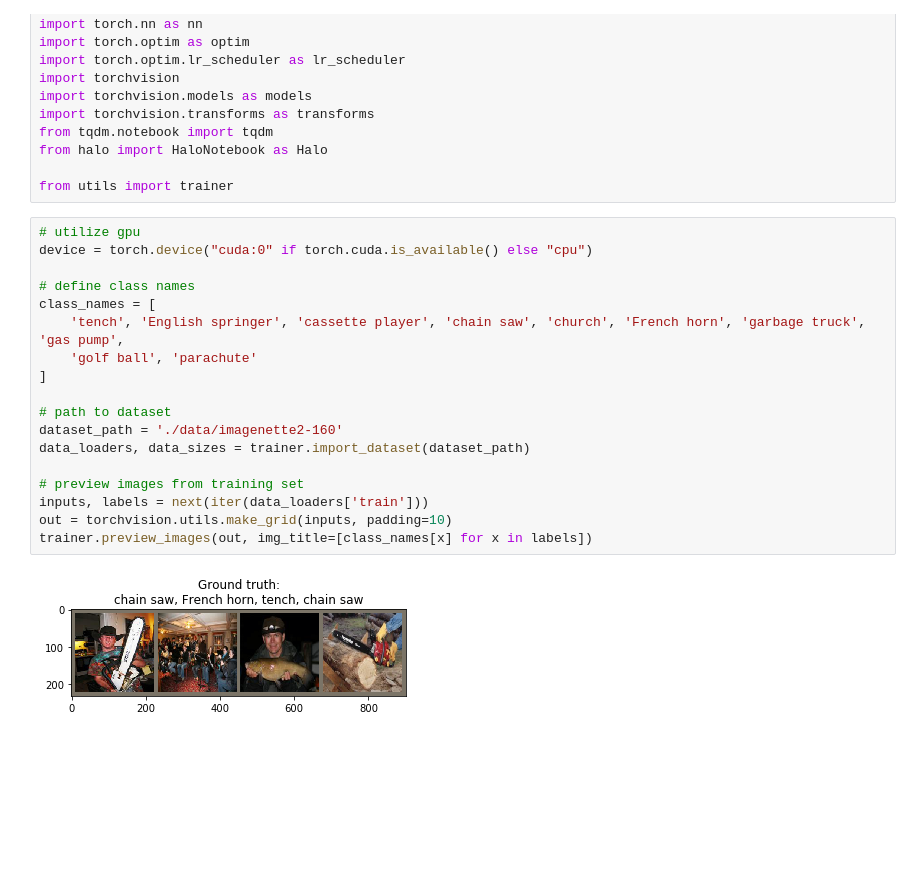
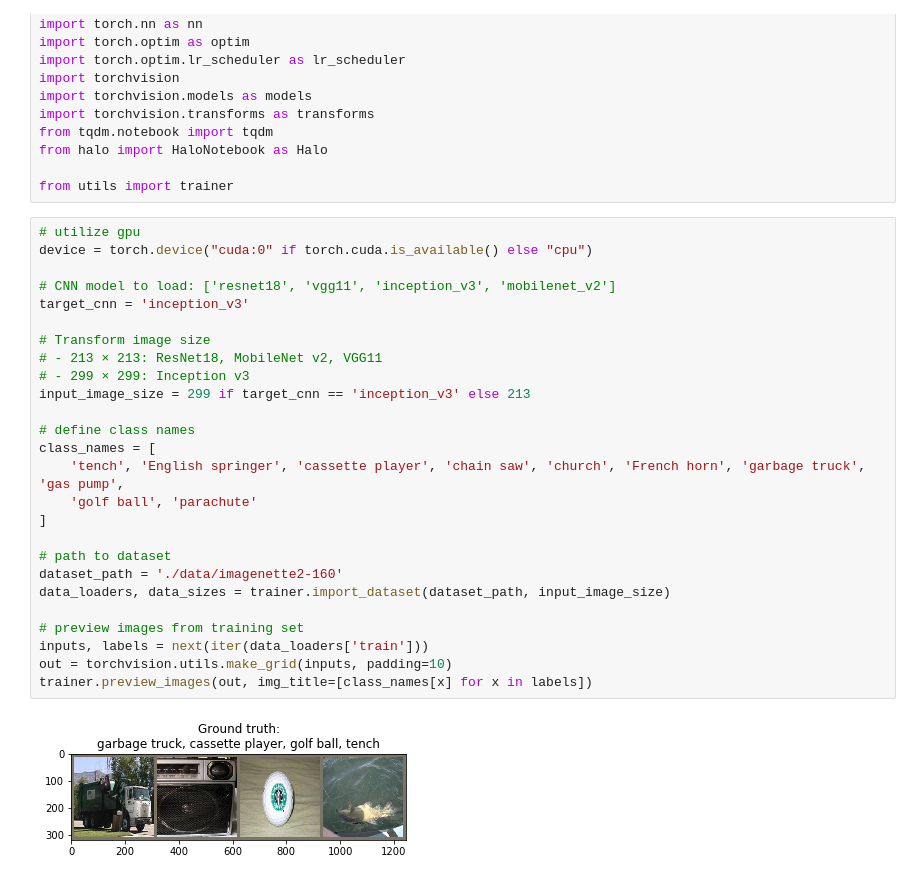
Before and after one commit to spencerwooo/F00L, a Jupyter notebook: convnet_trainer.ipynb, the cells around one changed output. Cells and saved outputs as stored; diff of their text form; blank space fills up the shorter version.

Commit message:
Train Inception v3 CNN network

```diff
--- a/convnet_trainer.ipynb
+++ b/convnet_trainer.ipynb
@@ -56,23 +56,31 @@ from utils import trainer
 # %%
 # utilize gpu
 device = torch.device("cuda:0" if torch.cuda.is_available() else "cpu")
+
+# CNN model to load: ['resnet18', 'vgg11', 'inception_v3', 'mobilenet_v2']
+target_cnn = 'inception_v3'
+
+# Transform image size
+# - 213 × 213: ResNet18, MobileNet v2, VGG11
+# - 299 × 299: Inception v3
+input_image_size = 299 if target_cnn == 'inception_v3' else 213
 
 # define class names
 class_names = [
     'tench', 'English springer', 'cassette player', 'chain saw', 'church', 'French horn', 'garbage truck', 'gas pump',
     'golf ball', 'parachute'
 ]
 
 # path to dataset
 dataset_path = './data/imagenette2-160'
-data_loaders, data_sizes = trainer.import_dataset(dataset_path)
+data_loaders, data_sizes = trainer.import_dataset(dataset_path, input_image_size)
 
 # preview images from training set
 inputs, labels = next(iter(data_loaders['train']))
 out = torchvision.utils.make_grid(inputs, padding=10)
 trainer.preview_images(out, img_title=[class_names[x] for x in labels])
 # %% [output]
-[figure, old version]
+[figure, new version]
 # %%
 # Train ConvNets as a fixed feature extractor
 # See here: https://cs231n.github.io/transfer-learning for different types of ways to performing transfer learning
```
Also changed, not shown: parts of 4 cells of this notebook, 1 other file.
